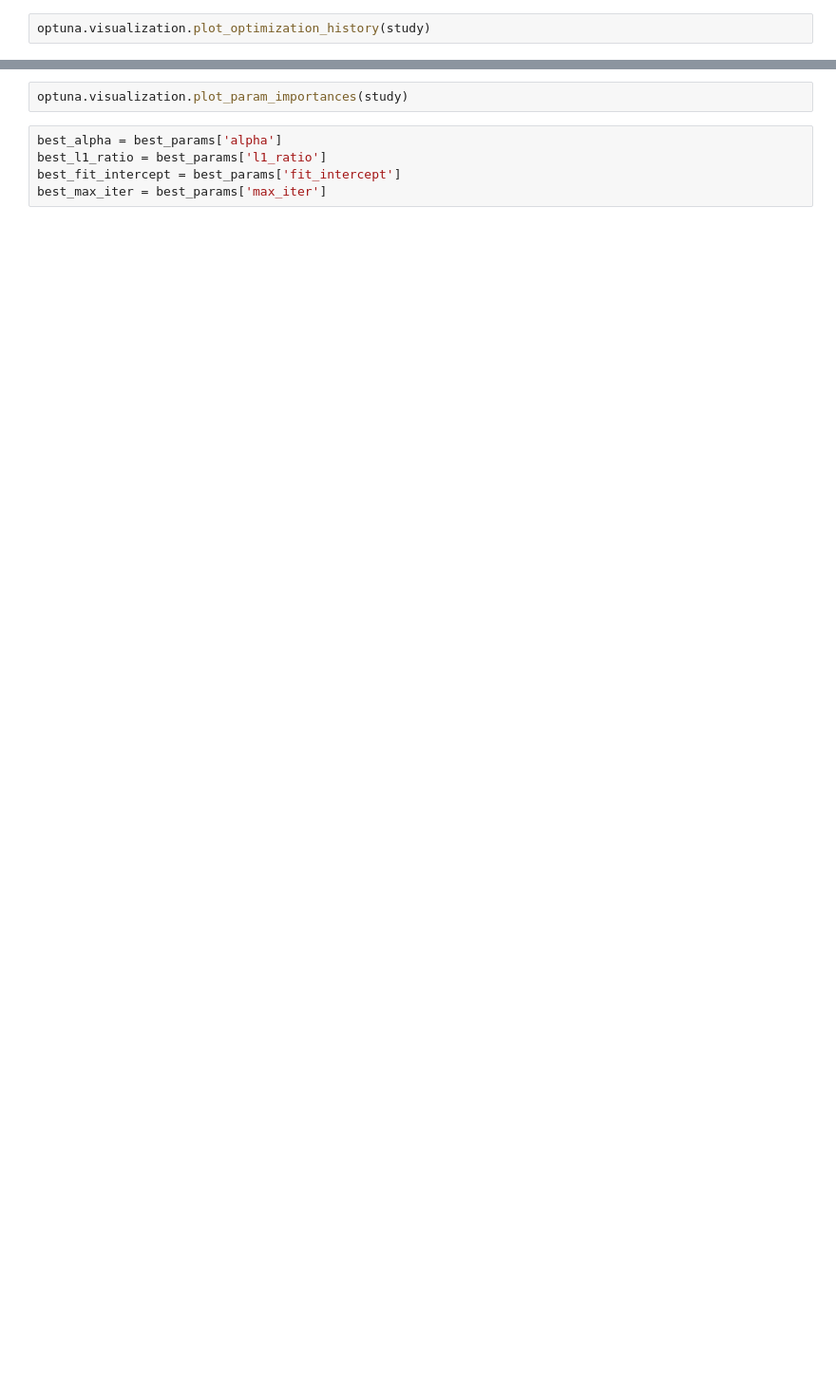
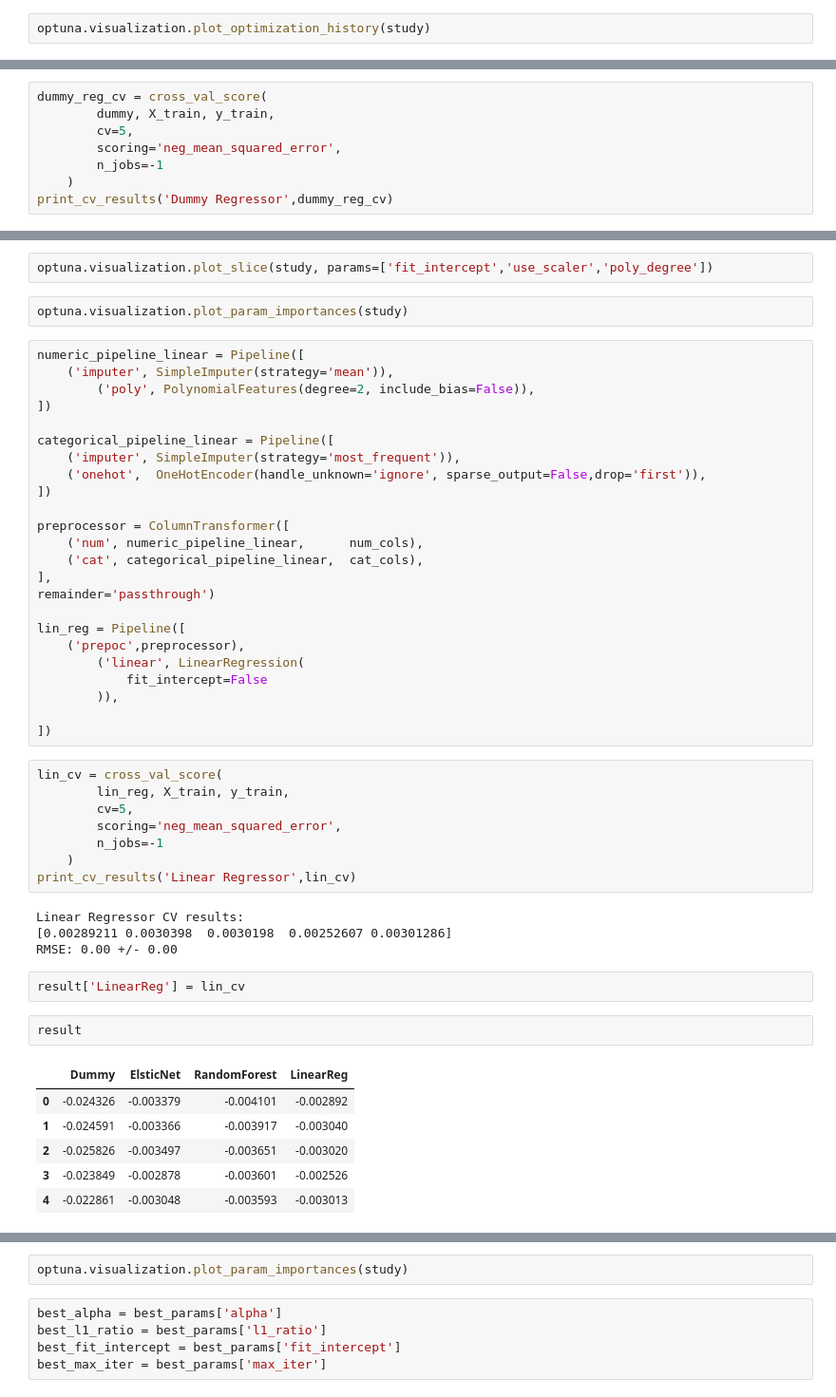
Before and after one commit to Joao-Gabriel05/Ames_House_Prices_Predict, a Jupyter notebook: modeling.ipynb, the cells around one changed output, grey strips where cells are left out. Shown: that part at 95% size. Saved outputs shown, nothing was run; the diff lists cells and outputs as text; blank space fills up the shorter version.

```diff
--- a/modeling.ipynb
+++ b/modeling.ipynb
@@ -276,0 +242,8 @@ import nbformat
+# %%
+dummy_reg_cv = cross_val_score(
+        dummy, X_train, y_train,
+        cv=5,
+        scoring='neg_mean_squared_error',
+        n_jobs=-1
+    )
+print_cv_results('Dummy Regressor',dummy_reg_cv)
@@ -276,0 +345,51 @@ import nbformat
+# %%
+optuna.visualization.plot_slice(study, params=['fit_intercept','use_scaler','poly_degree'])
+# %%
+optuna.visualization.plot_param_importances(study)
+# %%
+numeric_pipeline_linear = Pipeline([
+    ('imputer', SimpleImputer(strategy='mean')),
+        ('poly', PolynomialFeatures(degree=2, include_bias=False)),
+])
+
+categorical_pipeline_linear = Pipeline([
+    ('imputer', SimpleImputer(strategy='most_frequent')),
+    ('onehot',  OneHotEncoder(handle_unknown='ignore', sparse_output=False,drop='first')),
+])
+
+preprocessor = ColumnTransformer([
+    ('num', numeric_pipeline_linear,      num_cols),
+    ('cat', categorical_pipeline_linear,  cat_cols),
+],
+remainder='passthrough')
+
+lin_reg = Pipeline([
+    ('prepoc',preprocessor),
+        ('linear', LinearRegression(
+            fit_intercept=False
+        )),
+
+])
+# %%
+lin_cv = cross_val_score(
+        lin_reg, X_train, y_train,
+        cv=5,
+        scoring='neg_mean_squared_error',
+        n_jobs=-1
+    )
+print_cv_results('Linear Regressor',lin_cv)
+# %% [output]
+Linear Regressor CV results:
+[0.00289211 0.0030398  0.0030198  0.00252607 0.00301286]
+RMSE: 0.00 +/- 0.00
+# %%
+result['LinearReg'] = lin_cv
+# %%
+result
+# %% [output]
+|  | Dummy | ElsticNet | RandomForest | LinearReg |
+| 0 | -0.024326 | -0.003379 | -0.004101 | -0.002892 |
+| 1 | -0.024591 | -0.003366 | -0.003917 | -0.003040 |
+| 2 | -0.025826 | -0.003497 | -0.003651 | -0.003020 |
+| 3 | -0.023849 | -0.002878 | -0.003601 | -0.002526 |
+| 4 | -0.022861 | -0.003048 | -0.003593 | -0.003013 |
```
Also changed, not shown: parts of 74 cells of this notebook.
